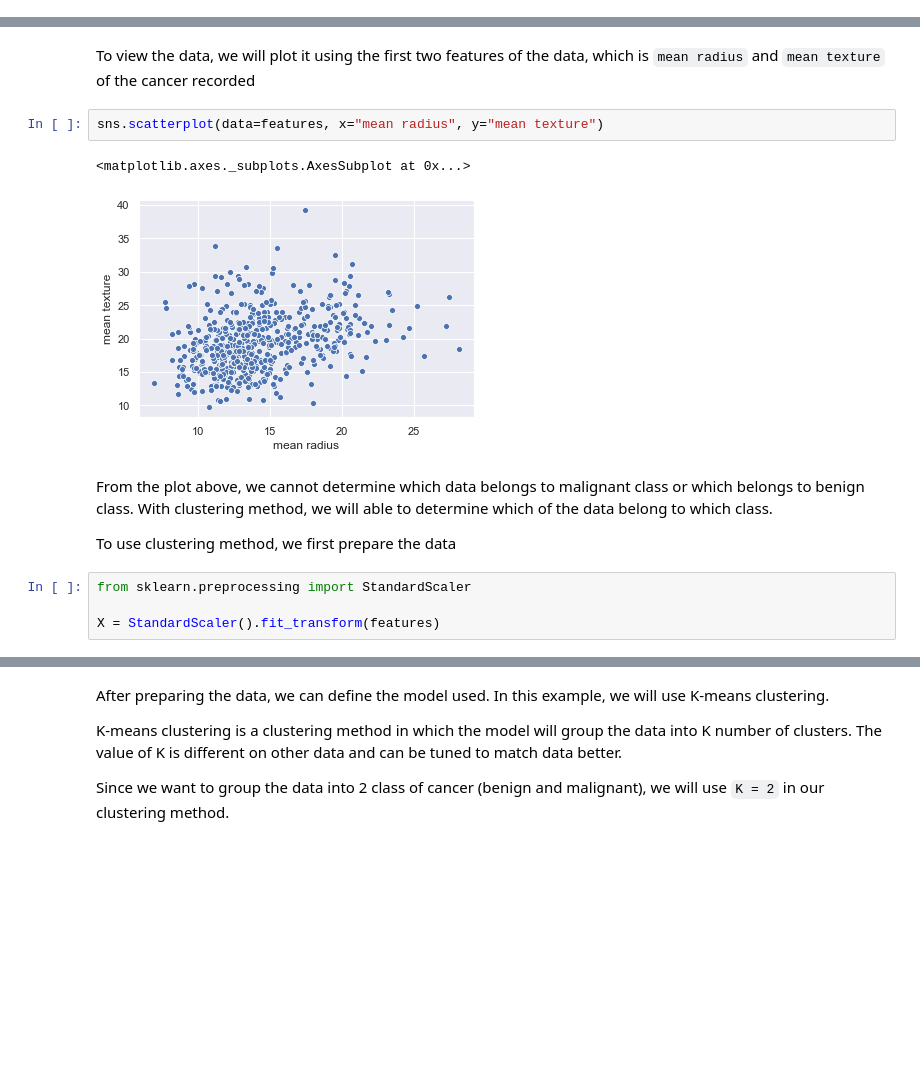
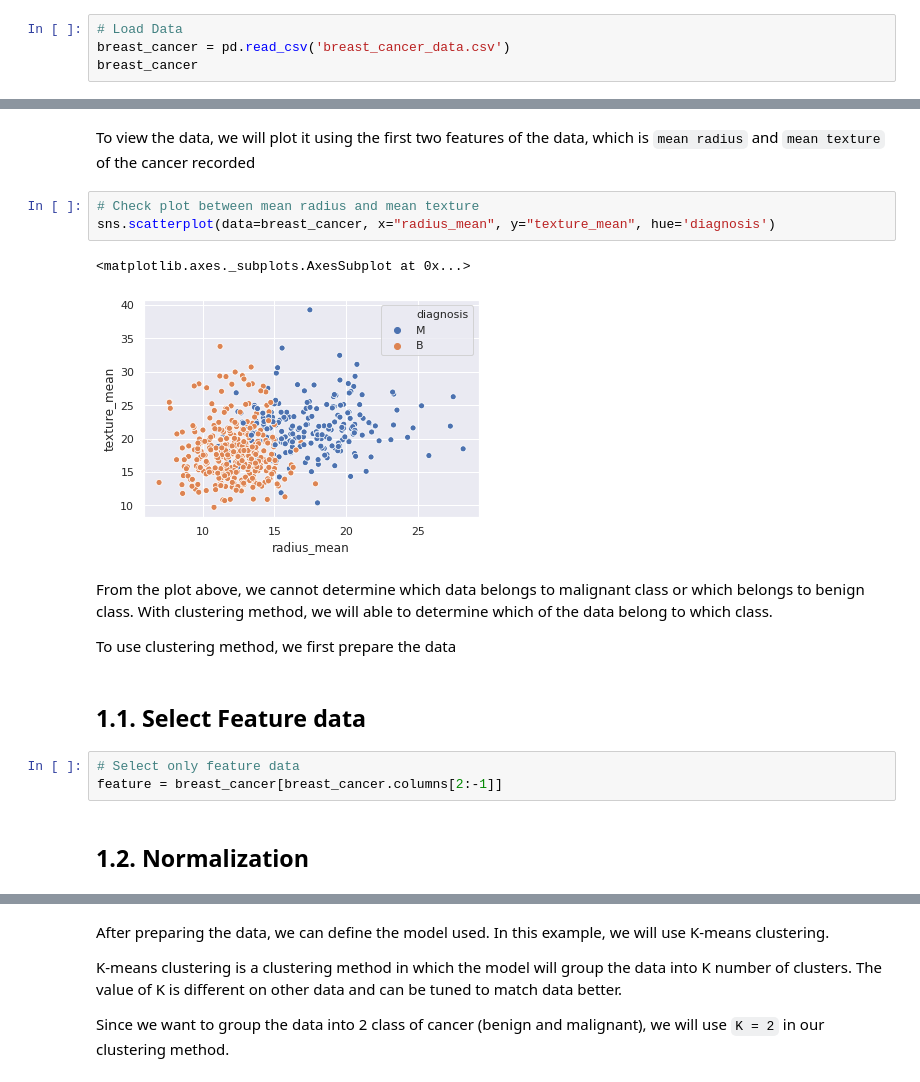
Before and after one commit to imeri-course/ai-in-healthcare, a Jupyter notebook: Session3/Demo_Clustering.ipynb, the cells around one changed output, grey strips where cells are left out. Drawn from its saved outputs; the diff is of its cells as text; blank space fills up the shorter version.

```diff
--- a/Session3/Demo_Clustering.ipynb
+++ b/Session3/Demo_Clustering.ipynb
@@ -43,0 +56,4 @@ features
+# %%
+# Load Data
+breast_cancer = pd.read_csv('breast_cancer_data.csv')
+breast_cancer
@@ -44,15 +74,19 @@ features
 # %% [markdown]
 To view the data, we will plot it using the first two features of the data, which is `mean radius` and `mean texture` of the cancer recorded
-# %%
-sns.scatterplot(data=features, x="mean radius", y="mean texture")
-# %% [output]
-<matplotlib.axes._subplots.AxesSubplot at 0x...>
-[figure, removed]
+# %%
+# Check plot between mean radius and mean texture
+sns.scatterplot(data=breast_cancer, x="radius_mean", y="texture_mean", hue='diagnosis')
+# %% [output]
+<matplotlib.axes._subplots.AxesSubplot at 0x...>
+[figure, added]
 # %% [markdown]
 From the plot above, we cannot determine which data belongs to malignant class or which belongs to benign class. With clustering method, we will able to determine which of the data belong to which class.
 
 To use clustering method, we first prepare the data
-# %%
-from sklearn.preprocessing import StandardScaler
-
-X = StandardScaler().fit_transform(features)
+# %% [markdown]
+## 1.1. Select Feature data
+# %%
+# Select only feature data
+feature = breast_cancer[breast_cancer.columns[2:-1]]
+# %% [markdown]
+## 1.2. Normalization
```
Also changed, not shown: parts of 21 cells of this notebook.
